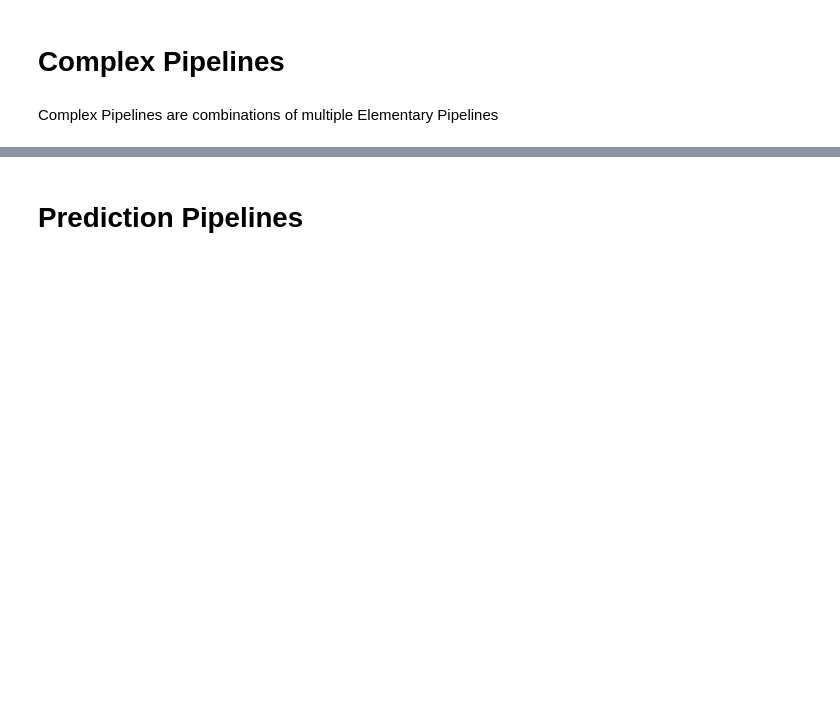
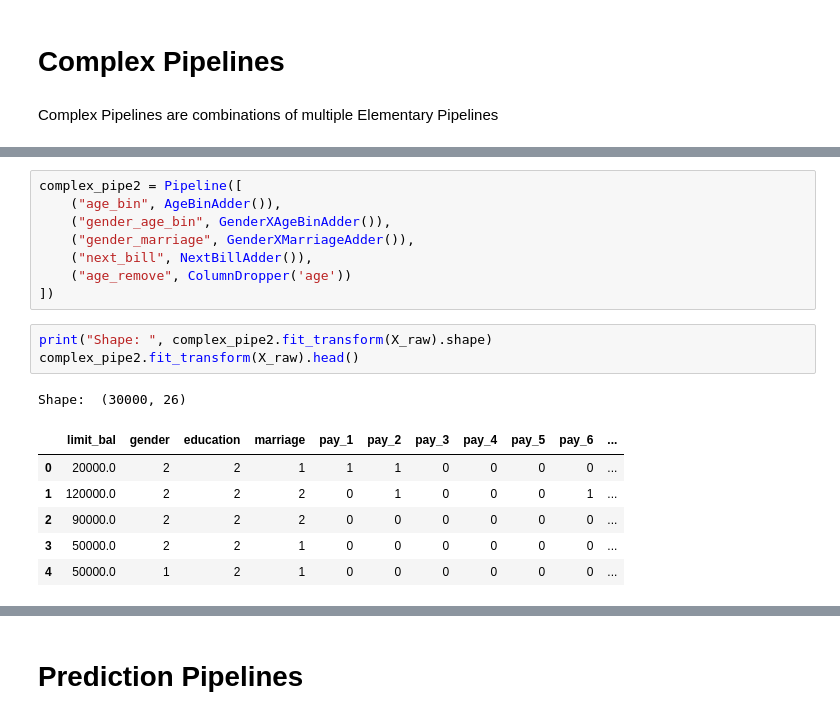
Before and after one commit to thomasXwang/UCI-Credit-card-defaults, a Jupyter notebook: 05-UCI with pipelines_clean.ipynb, the cells around one changed output, grey strips where cells are left out. Drawn from its saved outputs; the diff is of its cells as text; blank space fills up the shorter version.

```diff
--- a/05-UCI with pipelines_clean.ipynb
+++ b/05-UCI with pipelines_clean.ipynb
@@ -156,0 +200,19 @@ Complex Pipelines are combinations of multiple Elementary Pipelines
+# %%
+complex_pipe2 = Pipeline([
+    ("age_bin", AgeBinAdder()),
+    ("gender_age_bin", GenderXAgeBinAdder()),
+    ("gender_marriage", GenderXMarriageAdder()),
+    ("next_bill", NextBillAdder()),
+    ("age_remove", ColumnDropper('age'))
+])
+# %%
+print("Shape: ", complex_pipe2.fit_transform(X_raw).shape)
+complex_pipe2.fit_transform(X_raw).head()
+# %% [output]
+Shape:  (30000, 26)
+|  | limit_bal | gender | education | marriage | pay_1 | pay_2 | pay_3 | pay_4 | pay_5 | pay_6 | ... |
+| 0 | 20000.0 | 2 | 2 | 1 | 1 | 1 | 0 | 0 | 0 | 0 | ... |
+| 1 | 120000.0 | 2 | 2 | 2 | 0 | 1 | 0 | 0 | 0 | 1 | ... |
+| 2 | 90000.0 | 2 | 2 | 2 | 0 | 0 | 0 | 0 | 0 | 0 | ... |
+| 3 | 50000.0 | 2 | 2 | 1 | 0 | 0 | 0 | 0 | 0 | 0 | ... |
+| 4 | 50000.0 | 1 | 2 | 1 | 0 | 0 | 0 | 0 | 0 | 0 | ... |
```
Also changed, not shown: parts of 12 cells of this notebook.
